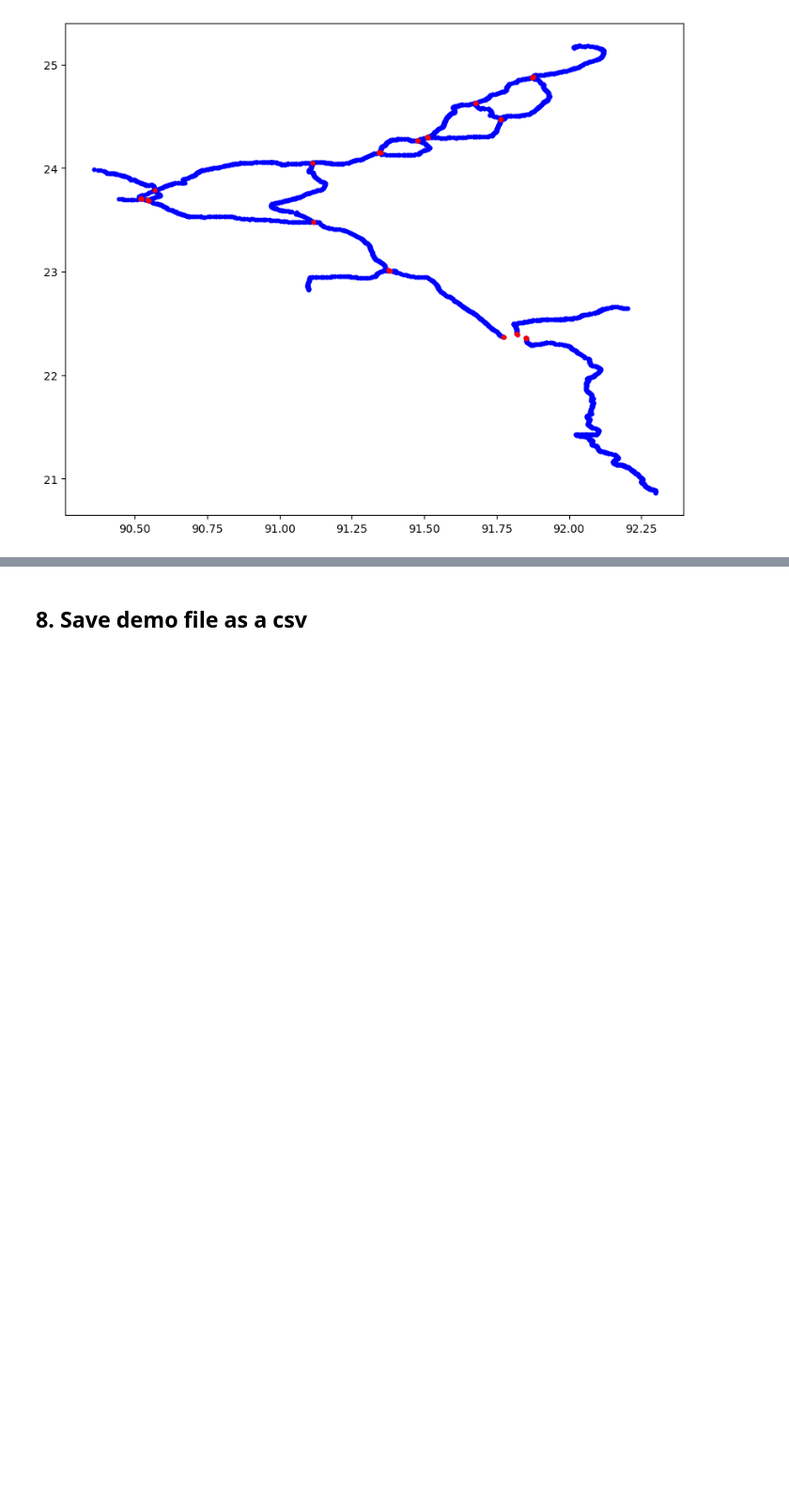
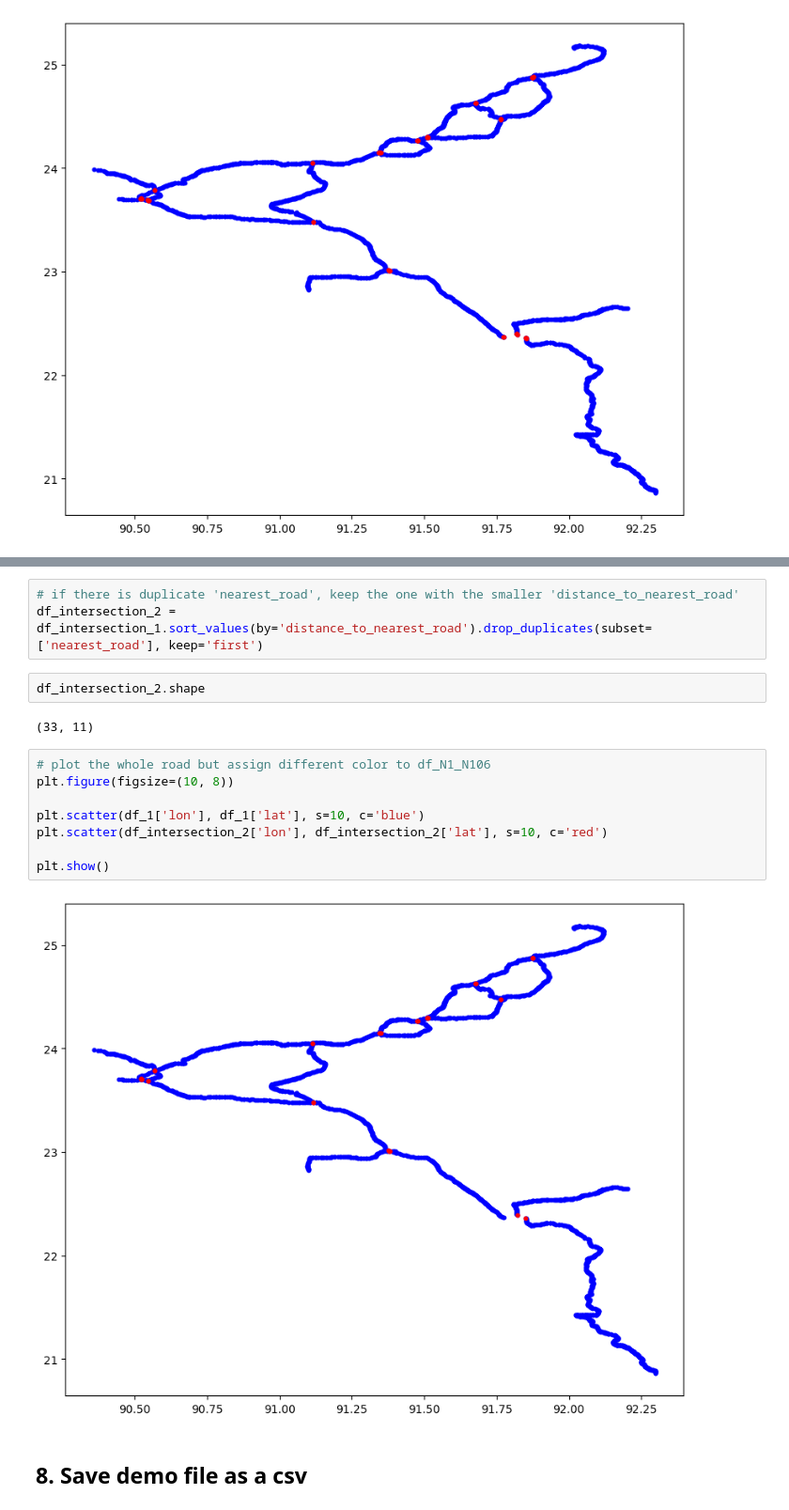
Before and after one commit to daniela1998/Advanced-Simulation-Assignments, a Jupyter notebook: Assignment 3/EPA133a-G16-A3_demo_generator/notebook/CreateDemoFile - Rachel.ipynb, the cells around one changed output, grey strips where cells are left out. Shown at 94% size. Cells and saved outputs as stored; diff of their text form; blank space fills up the shorter version.

Commit message:
no more duplicate in intersection

```diff
--- a/Assignment 3/EPA133a-G16-A3_demo_generator/notebook/CreateDemoFile - Rachel.ipynb
+++ b/Assignment 3/EPA133a-G16-A3_demo_generator/notebook/CreateDemoFile - Rachel.ipynb
@@ -590,3 +638,20 @@ plt.show()
+# %%
+# if there is duplicate 'nearest_road', keep the one with the smaller 'distance_to_nearest_road'
+df_intersection_2 = df_intersection_1.sort_values(by='distance_to_nearest_road').drop_duplicates(subset=['nearest_road'], keep='first')
+# %%
+df_intersection_2.shape
+# %% [output]
+(33, 11)
+# %%
+# plot the whole road but assign different color to df_N1_N106
+plt.figure(figsize=(10, 8))
+
+plt.scatter(df_1['lon'], df_1['lat'], s=10, c='blue')
+plt.scatter(df_intersection_2['lon'], df_intersection_2['lat'], s=10, c='red')
+
+plt.show()
+# %% [output]
+[figure, added]
 # %% [markdown]
 ## 8. Save demo file as a csv
 # %%
```
Also changed, not shown: parts of 3 cells of this notebook.
